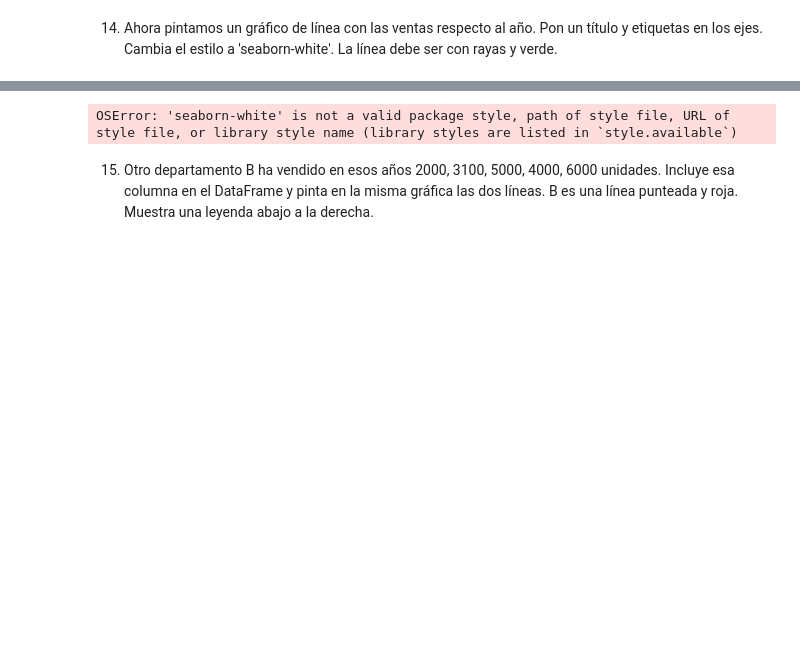
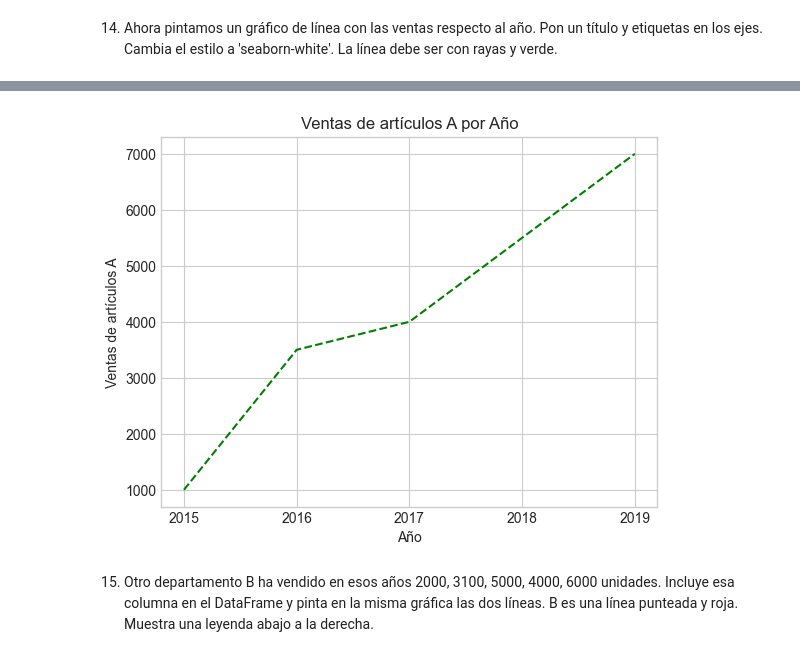
Before and after one commit to NaiSaratxaga/2503_dsft_thebridge_naiara, a Jupyter notebook: 2-Data_Analysis/6-Visualización/1-Matplotlib/ejercicios/ejercicios_Matplotlib.ipynb, the cells around one changed output, grey strips where cells are left out. Saved outputs shown, nothing was run; the diff lists cells and outputs as text; code cells hidden in the pictures; blank space fills up the shorter version.

```diff
--- a/2-Data_Analysis/6-Visualización/1-Matplotlib/ejercicios/ejercicios_Matplotlib.ipynb
+++ b/2-Data_Analysis/6-Visualización/1-Matplotlib/ejercicios/ejercicios_Matplotlib.ipynb
@@ -453,18 +468,22 @@ Cambia el estilo a 'seaborn-white'. La línea debe ser con rayas y verde.
 # %%
 # Establecer el estilo a 'seaborn-white'
-plt.style.use('seaborn-white')
+""" plt.style.use('seaborn-white') # Si pongo este estilo me da error, comprobar plt.style.available
+"""
+plt.style.use('seaborn-v0_8-whitegrid')
 
 # Crear el gráfico de línea con los datos del DataFrame
 plt.plot(df['Year'], df['Sold_items_A'], linestyle='--', color='green')
+
+# Ajustar el eje X para que solo muestre años enteros
+plt.xticks(df['Year'])  # Con esto forzamos a usar solo los años exactos del DataFrame
 
 # Añadir título y etiquetas
 plt.title("Ventas de artículos A por Año")
 plt.xlabel("Año")
 plt.ylabel("Ventas de artículos A")
 
-# Mostrar el gráfico
 plt.show()
 # %% [output]
-OSError: 'seaborn-white' is not a valid package style, path of style file, URL of style file, or library style name (library styles are listed in `style.available`)
+[figure, added]
 # %% [markdown]
 15. Otro departamento B ha vendido en esos años 2000, 3100, 5000, 4000, 6000 unidades. Incluye esa columna en el DataFrame y pinta en la misma gráfica las dos líneas. B es una línea punteada y roja. Muestra una leyenda abajo a la derecha.
```
Also changed, not shown: parts of 19 cells of this notebook.
